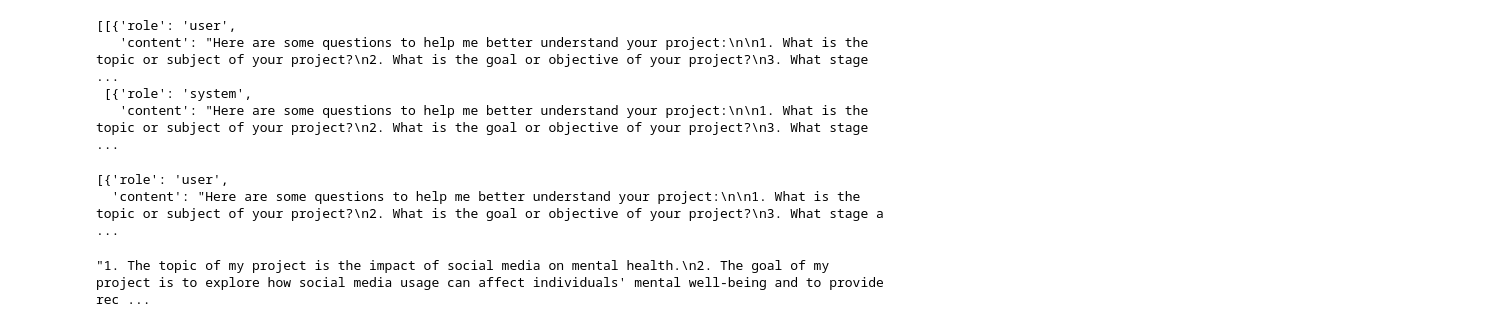
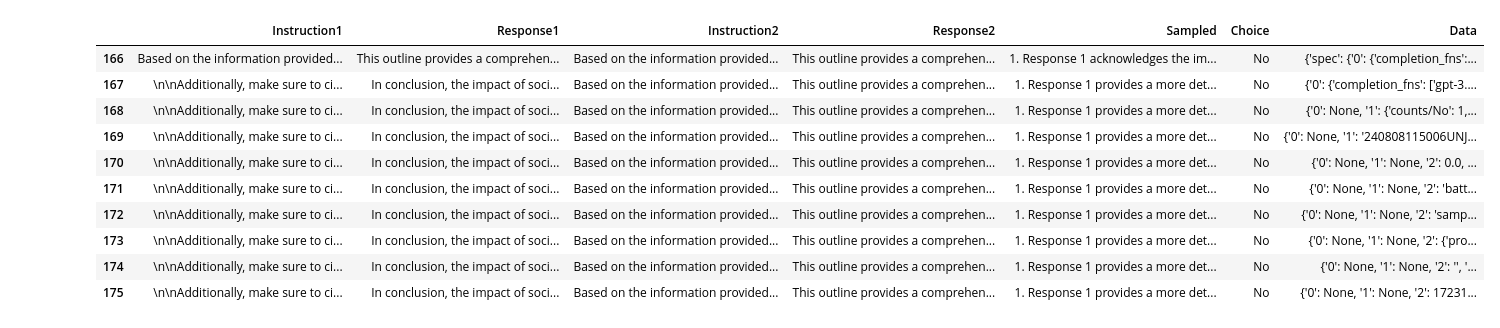
Before and after one commit to OpenAIRes/evals, a Jupyter notebook: examples/battle.ipynb, the cells around one changed output. Saved outputs shown, nothing was run; the diff lists cells and outputs as text; code cells hidden in the pictures.

```diff
--- a/examples/battle.ipynb
+++ b/examples/battle.ipynb
@@ -80,11 +76,12 @@ else:
     with open(dataset_path, "r") as f:
         dataset = pd.read_json(f, lines=True)
     if dataset.iloc[-1]["Choice"] == "No":
-        best_message = dataset.iloc[-1]["Instruction2"]
+        best_content = dataset.iloc[-1]["Instruction2"]
         best_response = dataset.iloc[-1]["Response2"]
     else:
-        best_message = dataset.iloc[-1]["Instruction1"]
+        best_content = dataset.iloc[-1]["Instruction1"]
         best_response = dataset.iloc[-1]["Response1"]
+    best_message = [{"role": "user", "content": best_content}]
 candidate_messages = [best_message]
 next_candidate_messages = []
 generation_distance = 0
@@ -186,8 +183,7 @@ def list_candidate_messages(dataset, best_message, generation_distance):
 # %%
 for candidate_message in candidate_messages:
     data = battle(best_message, best_response, candidate_message)
-    dataset.append(data)
-    pd.DataFrame(dataset).to_json(os.path.join(df_path, "dataset"), lines=True, orient="records")
+    dataset = pd.concat([dataset, pd.DataFrame(data)],ignore_index=True).to_json(os.path.join(df_path, "dataset"), lines=True, orient="records")
     if data["Choice"] == "Yes":
         best_message = candidate_message
         best_response = data["Response1"]
@@ -280,16 +229,14 @@ pd.DataFrame(dataset)["Response1"].iloc[-10:].to_list()
-# %%
-candidate_messages
-# %% [output]
-[[{'role': 'user',
-   'content': "Here are some questions to help me better understand your project:\n\n1. What is the topic or subject of your project?\n2. What is the goal or objective of your project?\n3. What stage  ...
- [{'role': 'system',
-   'content': "Here are some questions to help me better understand your project:\n\n1. What is the topic or subject of your project?\n2. What is the goal or objective of your project?\n3. What stage  ...
-# %%
-best_message
-# %% [output]
-[{'role': 'user',
-  'content': "Here are some questions to help me better understand your project:\n\n1. What is the topic or subject of your project?\n2. What is the goal or objective of your project?\n3. What stage a ...
-# %%
-best_response
-# %% [output]
-"1. The topic of my project is the impact of social media on mental health.\n2. The goal of my project is to explore how social media usage can affect individuals' mental well-being and to provide rec ...
+# %%
+dataset.iloc[166:]
+# %% [output]
+|  | Instruction1 | Response1 | Instruction2 | Response2 | Sampled | Choice | Data |
+| 166 | Based on the information provided... | This outline provides a comprehen... | Based on the information provided... | This outline provides a comprehen... | 1. Response 1 acknowledges the im... | No | {'spec': {'0': {'completion_fns':... |
+| 167 | \n\nAdditionally, make sure to ci... | In conclusion, the impact of soci... | Based on the information provided... | This outline provides a comprehen... | 1. Response 1 provides a more det... | No | {'0': {'completion_fns': ['gpt-3.... |
+| 168 | \n\nAdditionally, make sure to ci... | In conclusion, the impact of soci... | Based on the information provided... | This outline provides a comprehen... | 1. Response 1 provides a more det... | No | {'0': None, '1': {'counts/No': 1,... |
+| 169 | \n\nAdditionally, make sure to ci... | In conclusion, the impact of soci... | Based on the information provided... | This outline provides a comprehen... | 1. Response 1 provides a more det... | No | {'0': None, '1': '240808115006UNJ... |
+| 170 | \n\nAdditionally, make sure to ci... | In conclusion, the impact of soci... | Based on the information provided... | This outline provides a comprehen... | 1. Response 1 provides a more det... | No | {'0': None, '1': None, '2': 0.0, ... |
+| 171 | \n\nAdditionally, make sure to ci... | In conclusion, the impact of soci... | Based on the information provided... | This outline provides a comprehen... | 1. Response 1 provides a more det... | No | {'0': None, '1': None, '2': 'batt... |
+| 172 | \n\nAdditionally, make sure to ci... | In conclusion, the impact of soci... | Based on the information provided... | This outline provides a comprehen... | 1. Response 1 provides a more det... | No | {'0': None, '1': None, '2': 'samp... |
+| 173 | \n\nAdditionally, make sure to ci... | In conclusion, the impact of soci... | Based on the information provided... | This outline provides a comprehen... | 1. Response 1 provides a more det... | No | {'0': None, '1': None, '2': {'pro... |
+| 174 | \n\nAdditionally, make sure to ci... | In conclusion, the impact of soci... | Based on the information provided... | This outline provides a comprehen... | 1. Response 1 provides a more det... | No | {'0': None, '1': None, '2': '', '... |
+| 175 | \n\nAdditionally, make sure to ci... | In conclusion, the impact of soci... | Based on the information provided... | This outline provides a comprehen... | 1. Response 1 provides a more det... | No | {'0': None, '1': None, '2': 17231... |
```
Also changed, not shown: parts of 12 cells of this notebook, 1 other file.
